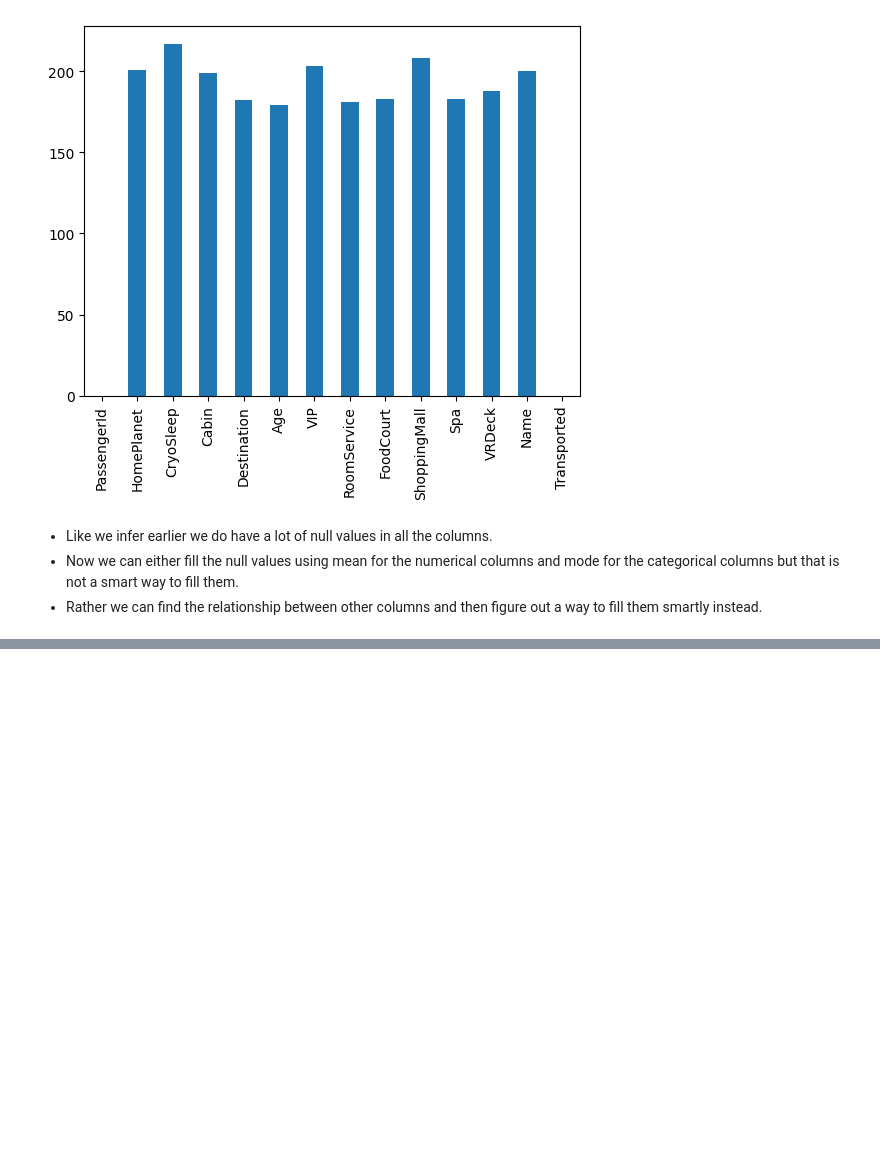
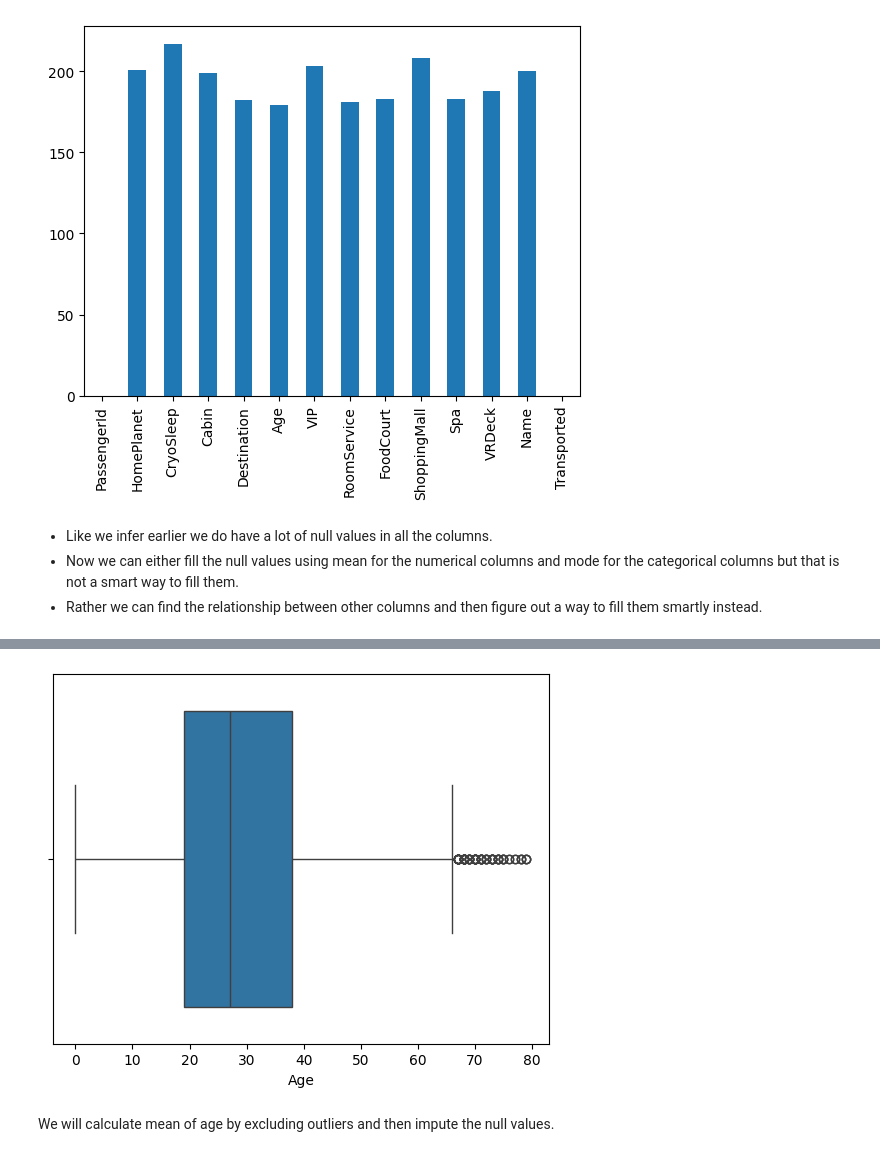
Before and after one commit to rizz045/Spaceship-Titanic-Project-using-Machine-Learning, a Jupyter notebook: Spaceship_Titanic_Project_using_Machine_Learning.ipynb, the cells around one changed output, grey strips where cells are left out. Cells and saved outputs as stored; diff of their text form; code cells hidden in the pictures; blank space fills up the shorter version.

```diff
--- a/Spaceship_Titanic_Project_using_Machine_Learning.ipynb
+++ b/Spaceship_Titanic_Project_using_Machine_Learning.ipynb
@@ -115,0 +151,14 @@ plt.show()
+# %%
+col = 'HomePlanet'
+temp = df['VIP'] == False
+df.loc[temp, col] = df.loc[temp, col].fillna("Earth")
+
+temp = df['VIP'] == True
+df.loc[temp, col] = df.loc[temp, col].fillna("Europa")
+# %%
+sns.boxplot(df['Age'], orient = 'h')
+plt.show()
+# %% [output]
+[figure, added]
+# %% [markdown]
+We will calculate mean of age by excluding outliers and then impute the null values.
```
Also changed, not shown: parts of 15 cells of this notebook.
